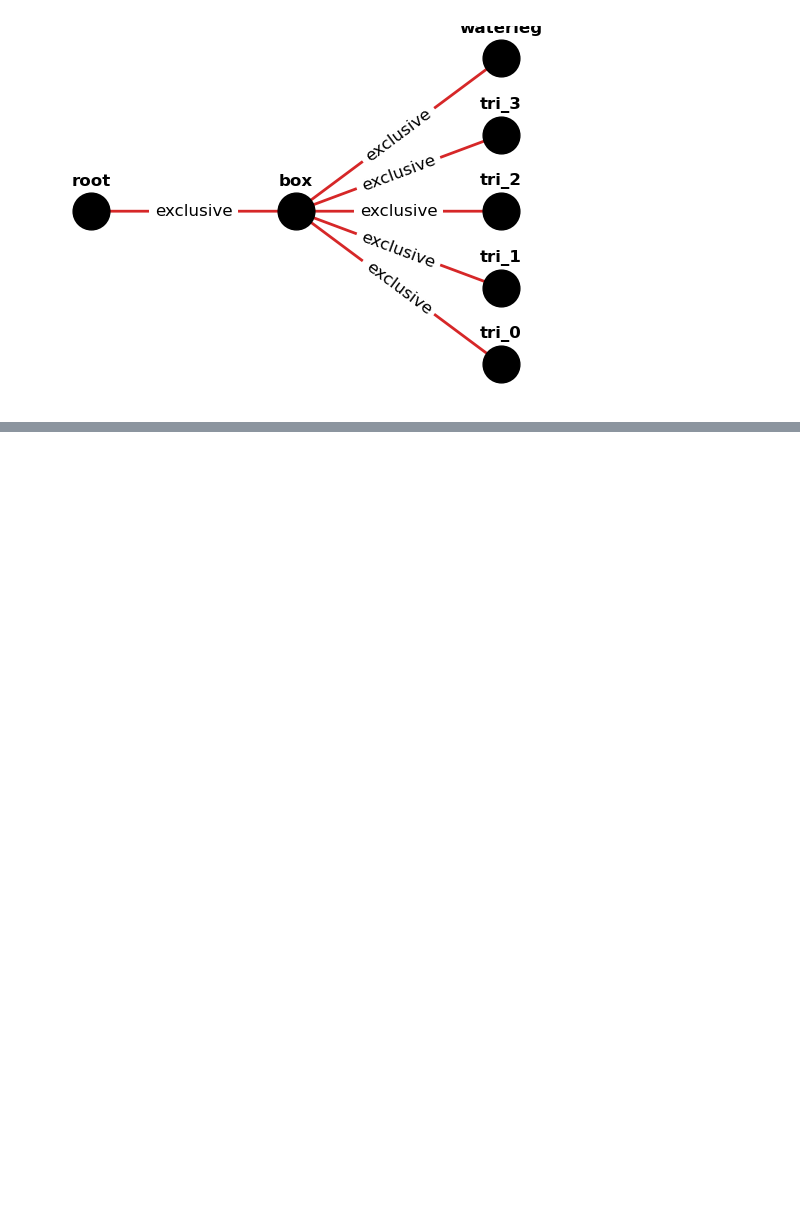
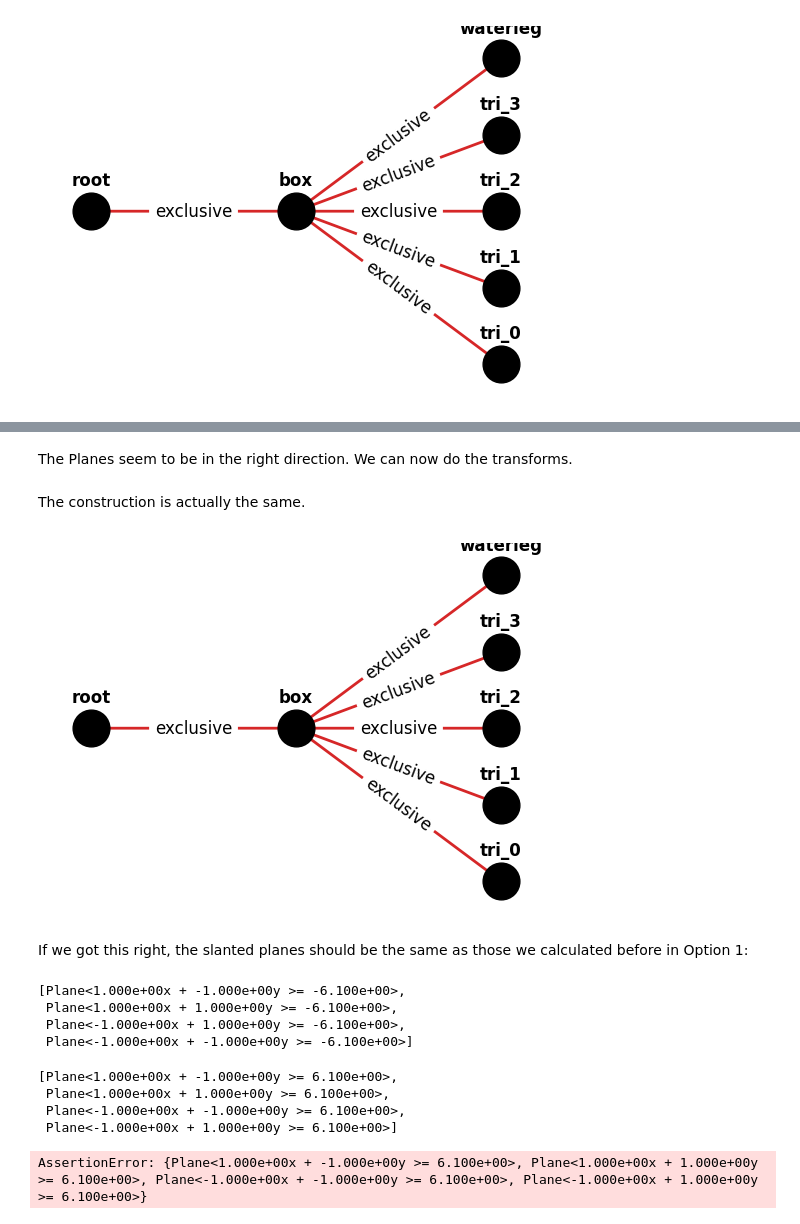
Before and after one commit to ramp-nuclear/coremaker, a Jupyter notebook: docs/source/Element Examples.ipynb, the cells around one changed output, grey strips where cells are left out. Drawn from its saved outputs; the diff is of its cells as text; code cells hidden in the pictures; blank space fills up the shorter version.

```diff
--- a/docs/source/Element Examples.ipynb
+++ b/docs/source/Element Examples.ipynb
@@ -169,9 +176,9 @@ end_box.plot()
 The only real change is that we use the full box geometry for the box node, and that we need the triangle nodes.
 # %%
-tr_tri = TriPrism((corners[-1], -Plane(1, 0, 0, square_side/2), -Plane(0, 1, 0, square_side/2)), z_height, (square_side/2 - corner_side/2, square_side/2 - corner_side/2, 0))
-tl_tri = TriPrism((corners[0], Plane(1, 0, 0, -square_side/2), -Plane(0, 1, 0, square_side/2)), z_height, (-square_side/2 + corner_side/2, square_side/2 - corner_side/2, 0))
-bl_tri = TriPrism((corners[1], Plane(1, 0, 0, -square_side/2), Plane(0, 1, 0, -square_side/2)), z_height, (-square_side/2 + corner_side/2, -square_side/2 + corner_side/2, 0))
-br_tri = TriPrism((corners[2], -Plane(1, 0, 0, square_side/2), Plane(0, 1, 0, -square_side/2)), z_height, (square_side/2 - corner_side/2, -square_side/2 + corner_side/2, 0))
+tr_tri = TriPrism((-corners[-1], -Plane(1, 0, 0, square_side/2), -Plane(0, 1, 0, square_side/2)), z_height, (square_side/2 - corner_side/2, square_side/2 - corner_side/2, 0))
+tl_tri = TriPrism((-corners[0], Plane(1, 0, 0, -square_side/2), -Plane(0, 1, 0, square_side/2)), z_height, (-square_side/2 + corner_side/2, square_side/2 - corner_side/2, 0))
+bl_tri = TriPrism((-corners[1], Plane(1, 0, 0, -square_side/2), Plane(0, 1, 0, -square_side/2)), z_height, (-square_side/2 + corner_side/2, -square_side/2 + corner_side/2, 0))
+br_tri = TriPrism((-corners[2], -Plane(1, 0, 0, square_side/2), Plane(0, 1, 0, -square_side/2)), z_height, (square_side/2 - corner_side/2, -square_side/2 + corner_side/2, 0))
 triangles = [tr_tri, tl_tri, bl_tri, br_tri]
 triangle_nodes = [Node(tri, mixture=water) for tri in triangles]
 
@@ -193,0 +212,9 @@ end_box_2.plot(label_offset=0.2)
+# %%
+side_offset = corner_side / 4  # You can do the math yourself, but I did :)
+d = corner_side / 2  # You can do the math yourself, but I did :)
+tr_tri = TriPrism((Plane(1, 1, 0, -d), -Plane(1, 0, 0, side_offset), -Plane(0, 1, 0, side_offset)), z_height, (0, 0, 0))
+tl_tri = TriPrism((Plane(-1, 1, 0, -d), Plane(1, 0, 0, -side_offset), -Plane(0, 1, 0, side_offset)), z_height, (0, 0, 0))
+bl_tri = TriPrism((Plane(-1, -1, 0, -d), Plane(1, 0, 0, -side_offset), Plane(0, 1, 0, -side_offset)), z_height, (0, 0, 0))
+br_tri = TriPrism((Plane(1, -1, 0, -d), -Plane(1, 0, 0, side_offset), Plane(0, 1, 0, -side_offset)), z_height, (0, 0, 0))
+triangles = [tr_tri, tl_tri, bl_tri, br_tri]
+triangles
@@ -193,0 +226,49 @@ end_box_2.plot(label_offset=0.2)
+# %% [markdown]
+The Planes seem to be in the right direction. We can now do the transforms.
+# %%
+off_center = square_side/2 - side_offset
+transforms = [Transform(translation=(off_center, off_center, 0)),
+              Transform(translation=(-off_center, off_center, 0)),
+              Transform(translation=(-off_center, -off_center, 0)),
+              Transform(translation=(off_center, -off_center, 0))
+             ]
+triangle_nodes = [Node(tri, transform=trans, mixture=water) for tri, trans in zip(triangles, transforms)]
+# %% [markdown]
+The construction is actually the same.
+# %%
+end_box_2 = Tree()
+end_box_2.nodes[PurePath("root")] = pool_node
+end_box_2.nodes[PurePath("root/box")] = endbox_full_node
+end_box_2.exclusive[PurePath("root")] = [(PurePath("root/box"), endbox_full_node)]
+for i, triangle in enumerate(triangle_nodes):
+    end_box_2.nodes[PurePath(f"root/box/tri_{i}")] = triangle
+end_box_2.exclusive[PurePath("root/box")] = [(PurePath(f"root/box/tri_{i}"), triangle) for i, triangle in enumerate(triangle_nodes)]
+end_box_2.nodes[PurePath("root/box/waterleg")] = endbox_leg_flow
+end_box_2.exclusive[PurePath("root/box")].extend([(PurePath("root/box/waterleg"), endbox_leg_flow)])
+end_box_2.plot(label_offset=0.2)
+# %% [output]
+[figure, added]
+# %% [markdown]
+If we got this right, the slanted planes should be the same as those we calculated before in Option 1:
+# %%
+corners
+# %% [output]
+[Plane<1.000e+00x + -1.000e+00y >= -6.100e+00>,
+ Plane<1.000e+00x + 1.000e+00y >= -6.100e+00>,
+ Plane<-1.000e+00x + 1.000e+00y >= -6.100e+00>,
+ Plane<-1.000e+00x + -1.000e+00y >= -6.100e+00>]
+# %%
+planes = set()
+for _, c in end_box_2.named_components():
+    surfs = c.geometry.surfaces
+    planes |= {s for s in surfs if isinstance(s, Plane) and s.a[0] != 0 and s.a[1] !=0}
+list(planes)
+# %% [output]
+[Plane<1.000e+00x + -1.000e+00y >= 6.100e+00>,
+ Plane<1.000e+00x + 1.000e+00y >= 6.100e+00>,
+ Plane<-1.000e+00x + -1.000e+00y >= 6.100e+00>,
+ Plane<-1.000e+00x + 1.000e+00y >= 6.100e+00>]
+# %%
+assert set(planes).issubset(set(corners) | set([-s for s in corners])), set(planes)
+# %% [output]
+AssertionError: {Plane<1.000e+00x + -1.000e+00y >= 6.100e+00>, Plane<1.000e+00x + 1.000e+00y >= 6.100e+00>, Plane<-1.000e+00x + -1.000e+00y >= 6.100e+00>, Plane<-1.000e+00x + 1.000e+00y >= 6.100e+00>}
```
Also changed, not shown: parts of 8 cells of this notebook, 2 other files.
